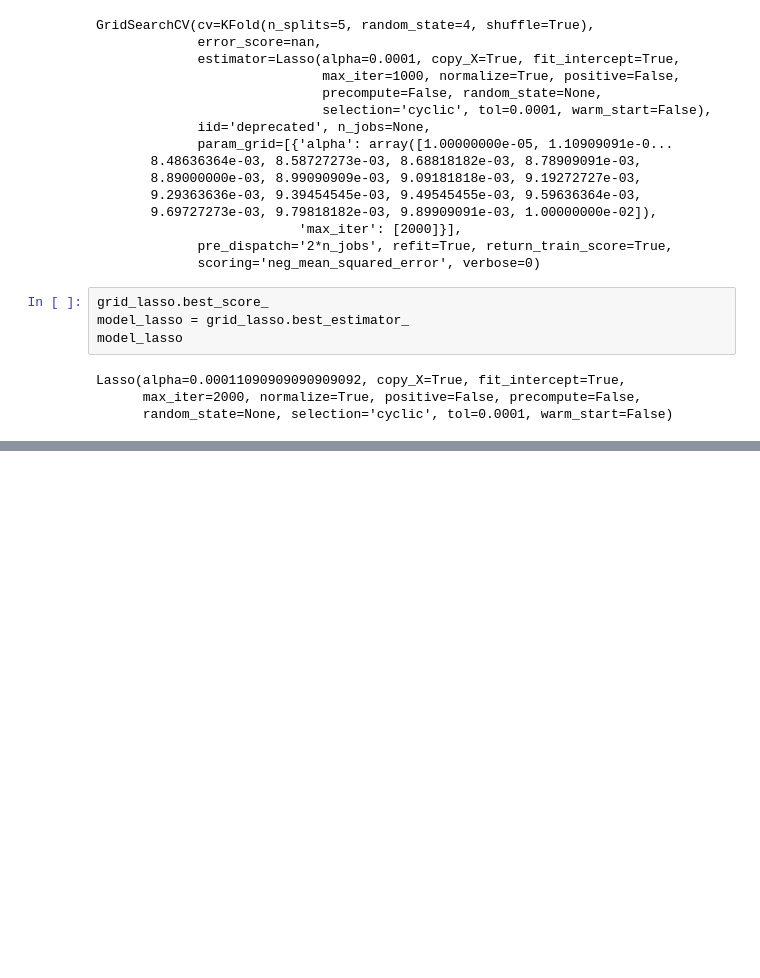
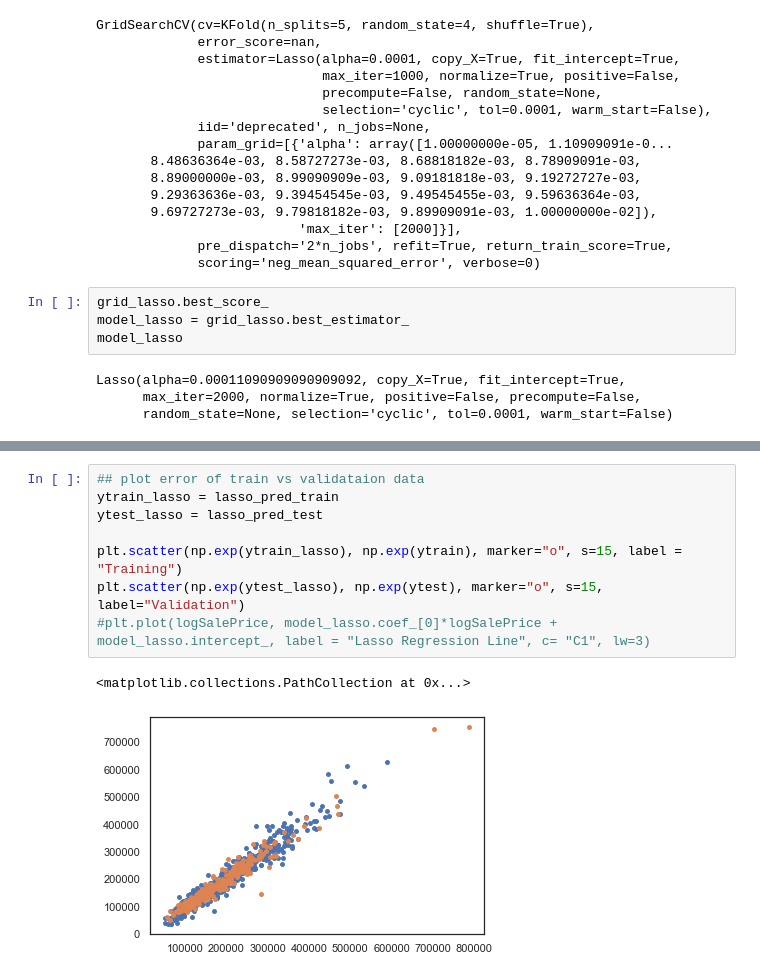
Before and after one commit to zackzbar/ml_houseprice_iowa, a Jupyter notebook: lu/scripts/ml_houseprice_eda.ipynb, the cells around one changed output, grey strips where cells are left out. Cells and saved outputs as stored; diff of their text form; blank space fills up the shorter version.

```diff
--- a/lu/scripts/ml_houseprice_eda.ipynb
+++ b/lu/scripts/ml_houseprice_eda.ipynb
@@ -413,0 +406,11 @@ ytrain_lasso = model
+# %%
+## plot error of train vs validataion data
+ytrain_lasso = lasso_pred_train
+ytest_lasso = lasso_pred_test
+
+plt.scatter(np.exp(ytrain_lasso), np.exp(ytrain), marker="o", s=15, label = "Training")
+plt.scatter(np.exp(ytest_lasso), np.exp(ytest), marker="o", s=15, label="Validation")
+#plt.plot(logSalePrice, model_lasso.coef_[0]*logSalePrice + model_lasso.intercept_, label = "Lasso Regression Line", c= "C1", lw=3)
+# %% [output]
+<matplotlib.collections.PathCollection at 0x...>
+[figure, added]
```
Also changed, not shown: parts of 14 cells of this notebook.
